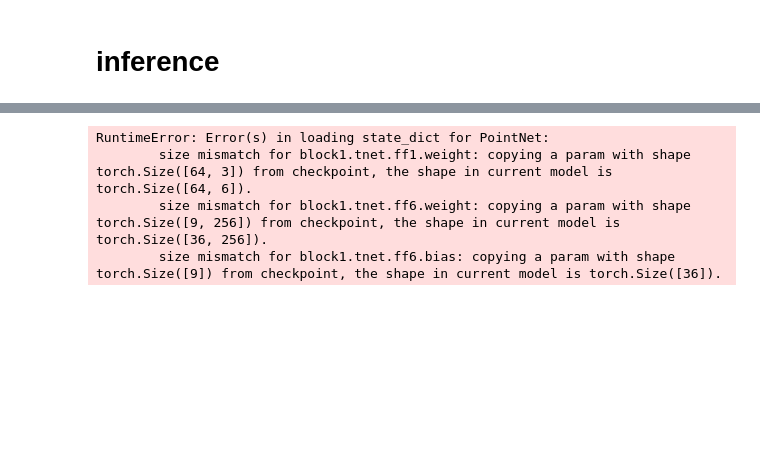
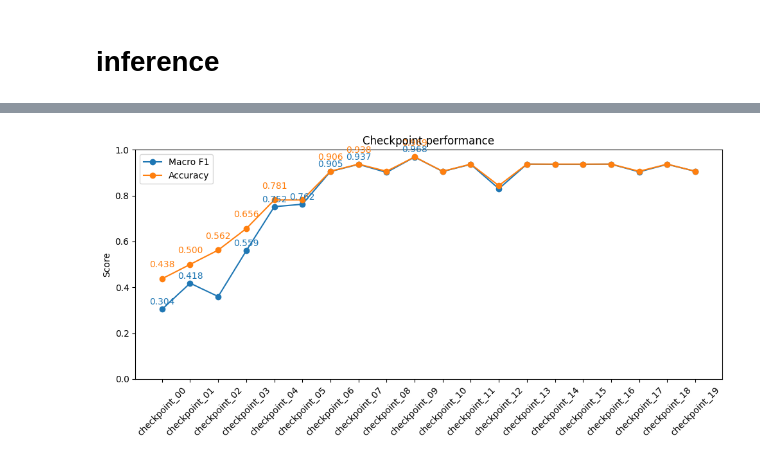
Before and after one commit to El-oan/radar_machine_learning, a Jupyter notebook: src/RaDataTouille_pointnet.ipynb, the cells around one changed output, grey strips where cells are left out. Drawn from its saved outputs; the diff is of its cells as text; code cells hidden in the pictures; blank space fills up the shorter version.

```diff
--- a/src/RaDataTouille_pointnet.ipynb
+++ b/src/RaDataTouille_pointnet.ipynb
@@ -53,10 +51,5 @@ CONFIG = {
     "accum_iter": 1,
 }
-# %%
-CONFIG.update({
-    'feature_names': ('x', 'y', 'z', 'snr', 'velocity', 'noise'),
-    'feature_amount': 6
-})
 # %% [markdown]
 # Data
 # %%
@@ -76,7 +69,7 @@ def load_radhar_file_raw(file_path):
 @lru_cache(maxsize=None)
 def train_normalization_stats():
     "Compute normalization stats over labeled frames."
-    frames = load_radhar_file_raw(str(DATA_FILE))
+    frames = [frame for file_path in DATA_FILES for frame in load_radhar_file_raw(str(file_path))]
     all_points = torch.cat([points for _, points in frames], dim=0)
     mean = all_points.mean(dim=0)
     std = all_points.std(dim=0).clamp_min(1e-6)
@@ -726,35 +672,32 @@ Accuracy: 0.5500
 # %%
-checkpoint_paths = sorted(CHECKPOINT_ROOT.glob("checkpoint_*.pt"), key=lambda path: int(path.stem.split("_")[-1]))
+checkpoint_paths = sorted((PROJECT_ROOT / "checkpoints/raDataTouille").glob("checkpoint_*.pt"), key=lambda path: int(path.stem.split("_")[-1]))
 metrics = [evaluate_checkpoint(path) for path in checkpoint_paths]
 checkpoint_labels = [path.stem for path in checkpoint_paths]
 macro_f1_scores = [metric[0] for metric in metrics]
 accuracy_scores = [metric[2] for metric in metrics]
 
 plt.figure(figsize=(10, 5))
 macro_line, = plt.plot(checkpoint_labels, macro_f1_scores, marker="o", label="Macro F1")
 accuracy_line, = plt.plot(checkpoint_labels, accuracy_scores, marker="o", label="Accuracy")
 
 best_macro_f1 = -1
 for idx, score in enumerate(macro_f1_scores):
     if score > best_macro_f1:
         plt.text(idx, score + 0.02, f"{score:.3f}", ha="center", color=macro_line.get_color())
         best_macro_f1 = score
 
 best_accuracy = -1
 for idx, score in enumerate(accuracy_scores):
     if score > best_accuracy:
         plt.text(idx, score + 0.05, f"{score:.3f}", ha="center", color=accuracy_line.get_color())
         best_accuracy = score
 
 plt.ylim(0, 1)
 plt.xticks(rotation=45)
 plt.ylabel("Score")
 plt.title("Checkpoint performance")
 plt.legend()
 plt.tight_layout()
 plt.show()
 # %% [output]
-RuntimeError: Error(s) in loading state_dict for PointNet:
-        size mismatch for block1.tnet.ff1.weight: copying a param with shape torch.Size([64, 3]) from checkpoint, the shape in current model is torch.Size([64, 6]).
-        size mismatch for block1.tnet.ff6.weight: copying a param with shape torch.Size([9, 256]) from checkpoint, the shape in current model is torch.Size([36, 256]).
-        size mismatch for block1.tnet.ff6.bias: copying a param with shape torch.Size([9]) from checkpoint, the shape in current model is torch.Size([36]).
+[figure, added]
```
Also changed, not shown: parts of 16 cells of this notebook, 6 other files.
